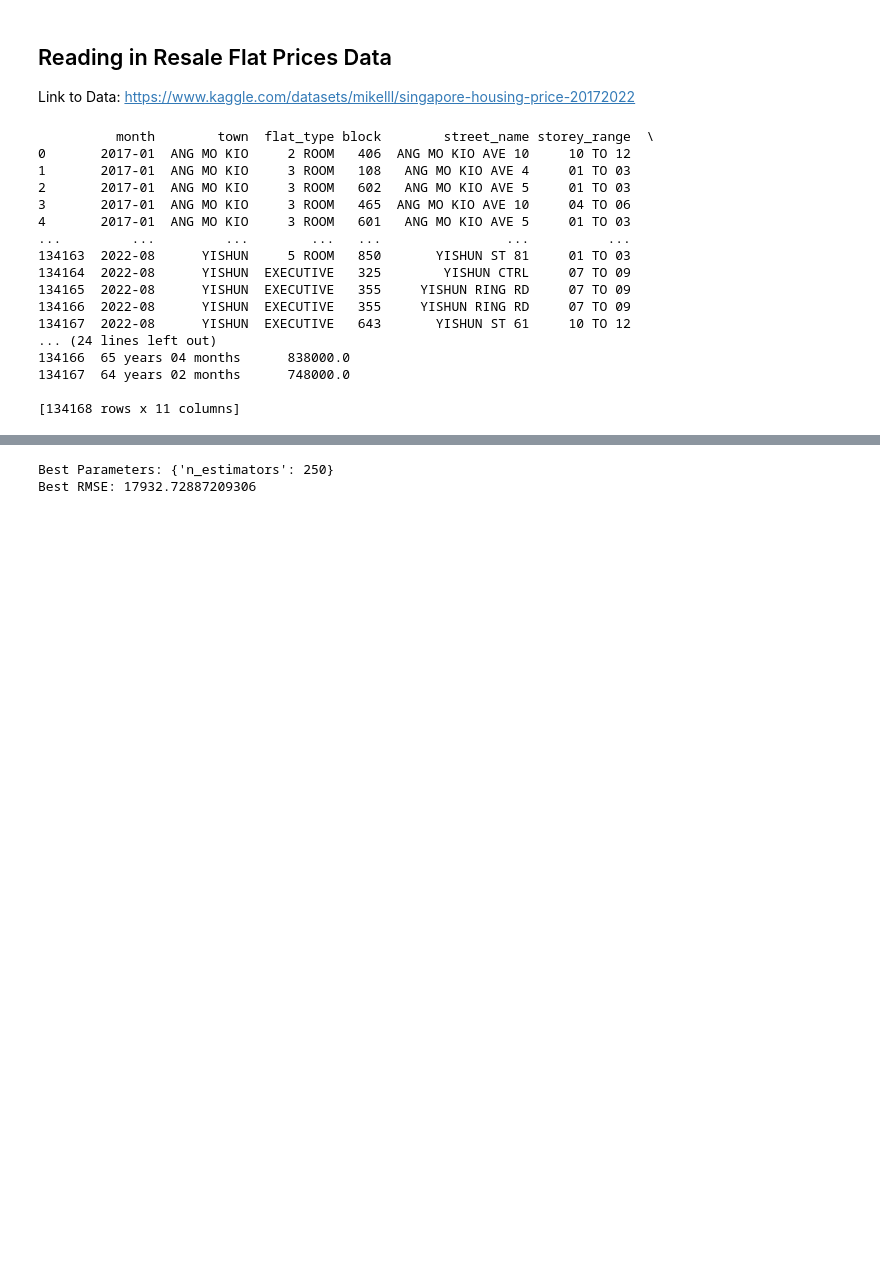
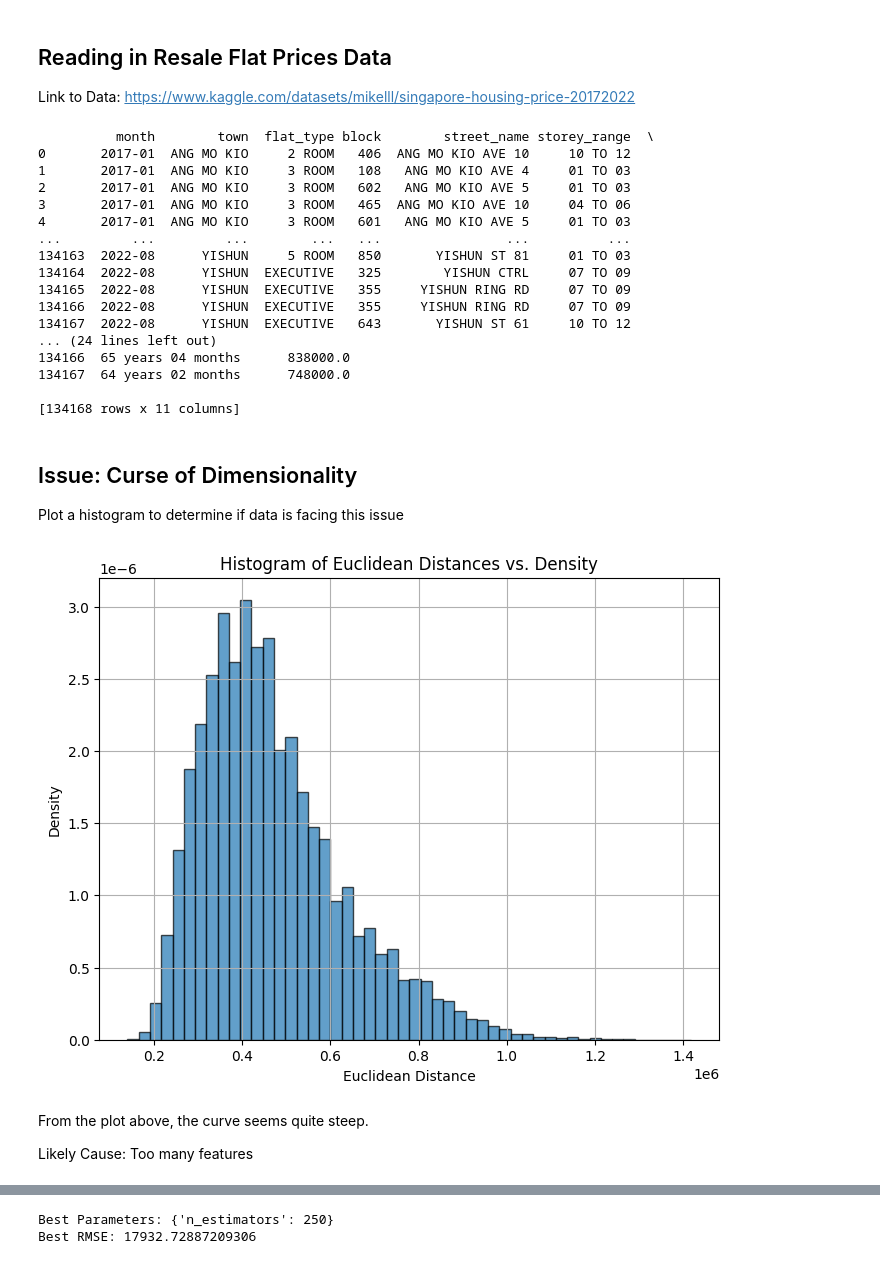
Before and after one commit to Cheenaswee/CS3244-Machines-That-Learn, a Jupyter notebook: CS3244_Data2.ipynb, the cells around one changed output, grey strips where cells are left out. Cells and saved outputs as stored; diff of their text form; code cells hidden in the pictures; blank space fills up the shorter version.

Commit message:
added histogram for curse of dim and optimized svm

```diff
--- a/CS3244_Data2.ipynb
+++ b/CS3244_Data2.ipynb
@@ -105,6 +105,35 @@ print(dataset)
 134167  64 years 02 months      748000.0
 
 [134168 rows x 11 columns]
+# %% [markdown]
+## Issue: Curse of Dimensionality
+
+Plot a histogram to determine if data is facing this issue
+# %%
+import numpy as np
+import matplotlib.pyplot as plt
+from sklearn.metrics import pairwise_distances
+
+# Filter numeric columns
+numeric_dataset = dataset.select_dtypes(include=[np.number])
+
+# Compute Euclidean distances between samples and origin
+distances = np.linalg.norm(numeric_dataset, axis=1)
+
+# Plot histogram with density
+plt.figure(figsize=(8, 6))
+plt.hist(distances, bins=50, density=True, edgecolor='black', alpha=0.7)
+plt.title('Histogram of Euclidean Distances vs. Density')
+plt.xlabel('Euclidean Distance')
+plt.ylabel('Density')
+plt.grid(True)
+plt.show()
+# %% [output]
+[figure, added]
+# %% [markdown]
+From the plot above, the curve seems quite steep.
+
+Likely Cause: Too many features
 # %% [markdown]
 ## Feature Selection
 We do feature selection to determine the top 5 features that are most relevant in our dataset. We aim to improve model performance and prevent the "curse of dimensionality"
```
Also changed, not shown: parts of 9 cells of this notebook.
